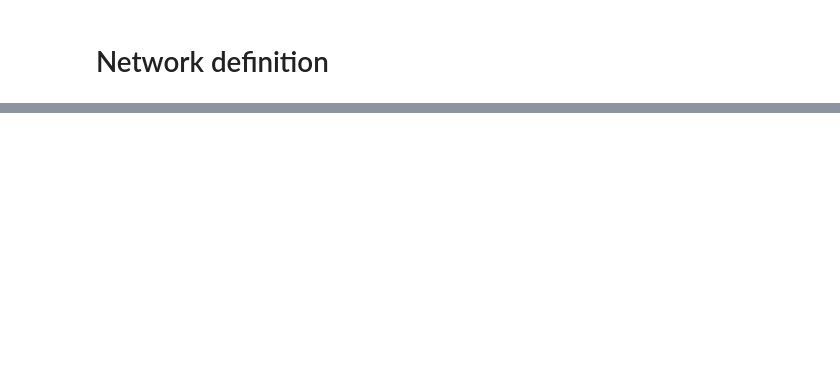
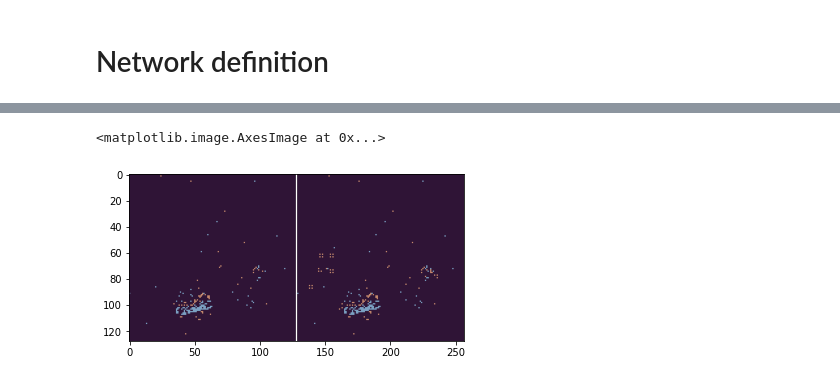
Before and after one commit to jubueche/SPAA, a Jupyter notebook: notebooks/IBM_gestures_tutorial.ipynb, the cells around one changed output, grey strips where cells are left out. Drawn from its saved outputs; the diff is of its cells as text; code cells hidden in the pictures; blank space fills up the shorter version.

```diff
--- a/notebooks/IBM_gestures_tutorial.ipynb
+++ b/notebooks/IBM_gestures_tutorial.ipynb
@@ -115,0 +116,22 @@ Text(0.5, 0.98, 'Original prediction: right arm counterclockwise;  After attack:
+# %%
+import imageio
+import matplotlib as mpl
+
+FRAME_DURATION = 20
+A = 1.2
+
+norm = mpl.colors.Normalize(vmin=-A, vmax=A)
+cmap = mpl.cm.twilight
+m = mpl.cm.ScalarMappable(norm=norm, cmap=cmap)
+
+def to_color(X):
+    return cmap(norm(X[:, 0] - X[:, 1]))
+
+
+orig = to_color(X_orig)
+adv = to_color(X_adv)
+hline = A*np.ones((20, 128, 1, 4))
+joint_frames = np.concatenate((orig, hline, adv), axis=2)
+
+imageio.mimsave('joint_movie.gif', joint_frames,
+                duration=FRAME_DURATION*1e-3, format='GIF-FI')
@@ -115,0 +167,5 @@ Text(0.5, 0.98, 'Original prediction: right arm counterclockwise;  After attack:
+# %%
+plt.imshow(joint_frames[19])
+# %% [output]
+<matplotlib.image.AxesImage at 0x...>
+[figure, added]
```
Also changed, not shown: parts of 5 cells of this notebook, 8 other files.
